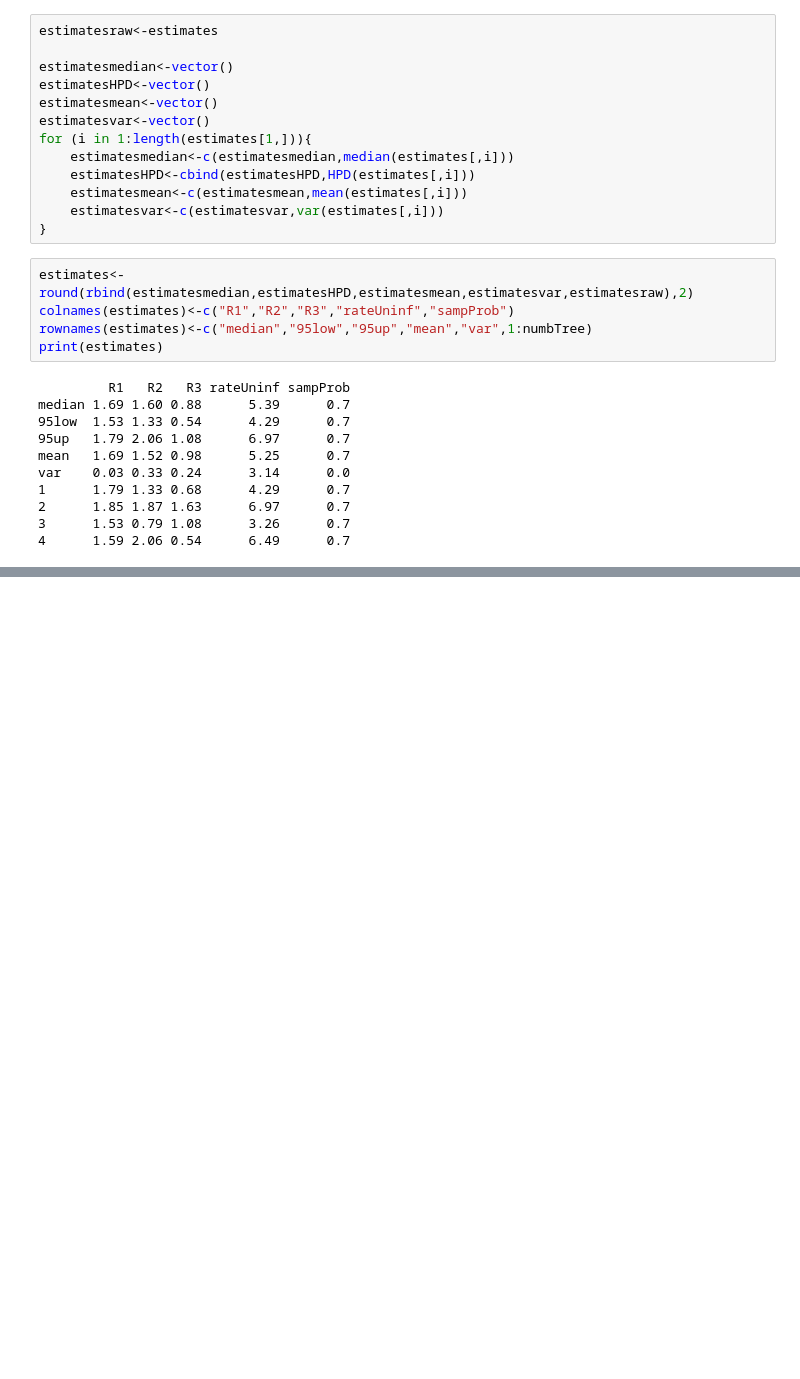
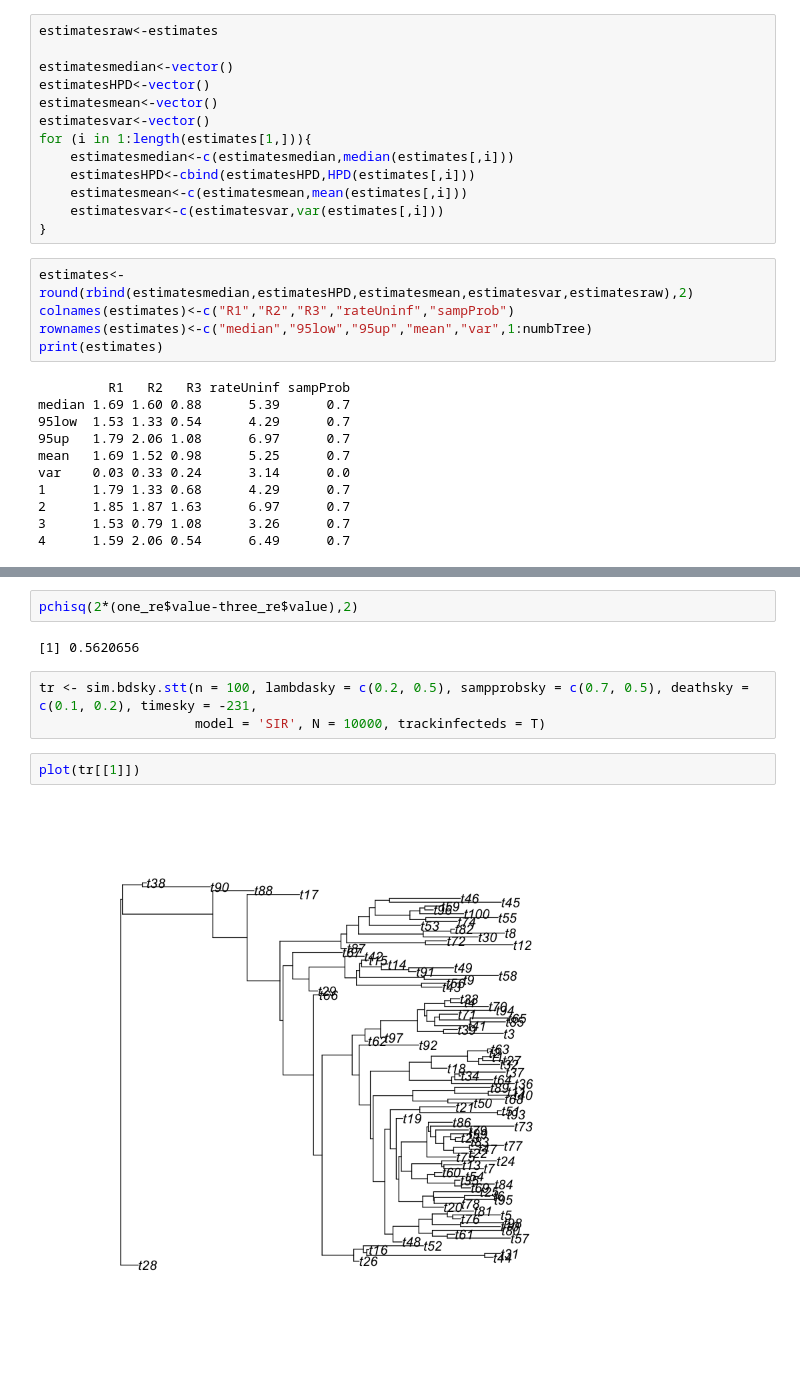
Before and after one commit to sebastianduchene/phylodynamics_adequacy, a Jupyter notebook: learn_ebola.ipynb, the cells around one changed output, grey strips where cells are left out. Saved outputs shown, nothing was run; the diff lists cells and outputs as text; blank space fills up the shorter version.

```diff
--- a/learn_ebola.ipynb
+++ b/learn_ebola.ipynb
@@ -77,0 +143,11 @@ var    0.03 0.33 0.24      3.14      0.0
+# %%
+pchisq(2*(one_re$value-three_re$value),2)
+# %% [output]
+[1] 0.5620656
+# %%
+tr <- sim.bdsky.stt(n = 100, lambdasky = c(0.2, 0.5), sampprobsky = c(0.7, 0.5), deathsky = c(0.1, 0.2), timesky = -231,
+                    model = 'SIR', N = 10000, trackinfecteds = T)
+# %%
+plot(tr[[1]])
+# %% [output]
+[figure, added]
```
Also changed, not shown: parts of 6 cells of this notebook.
